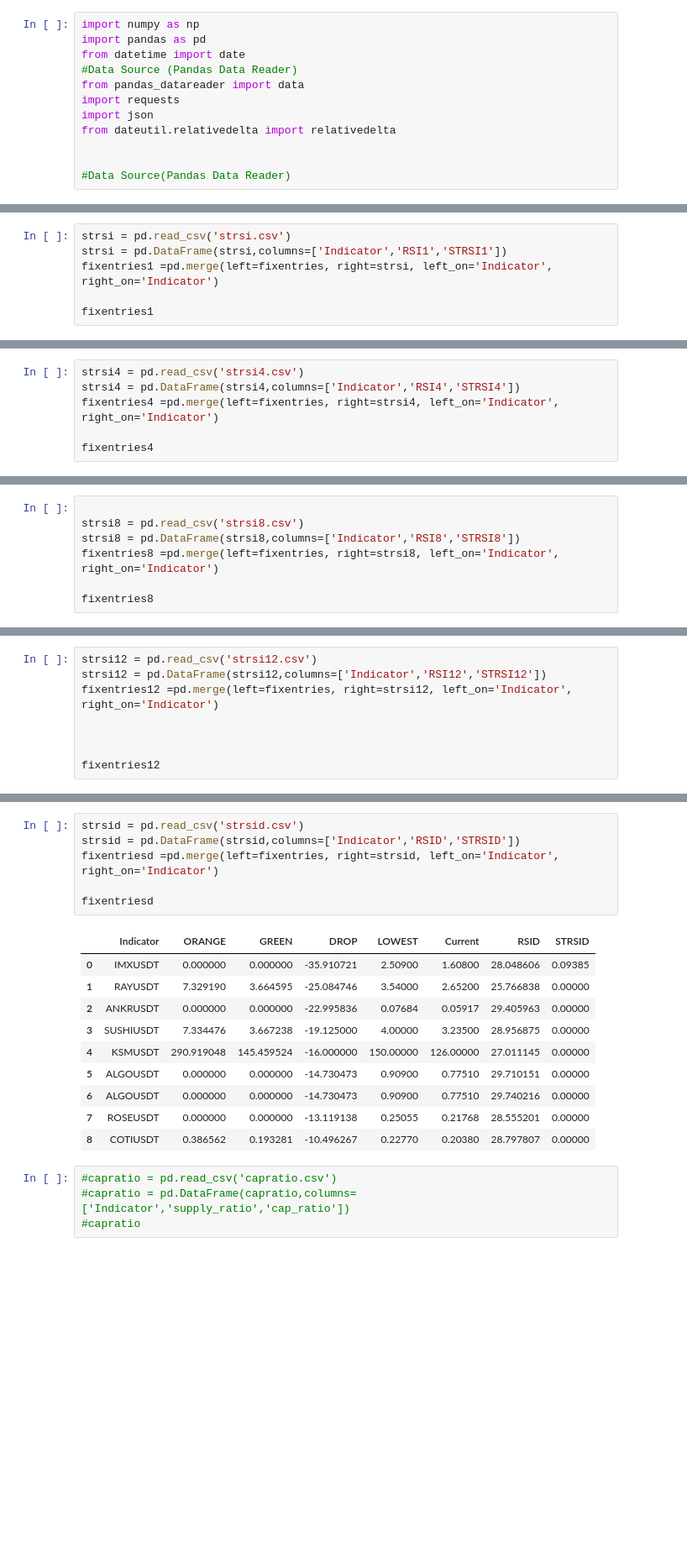
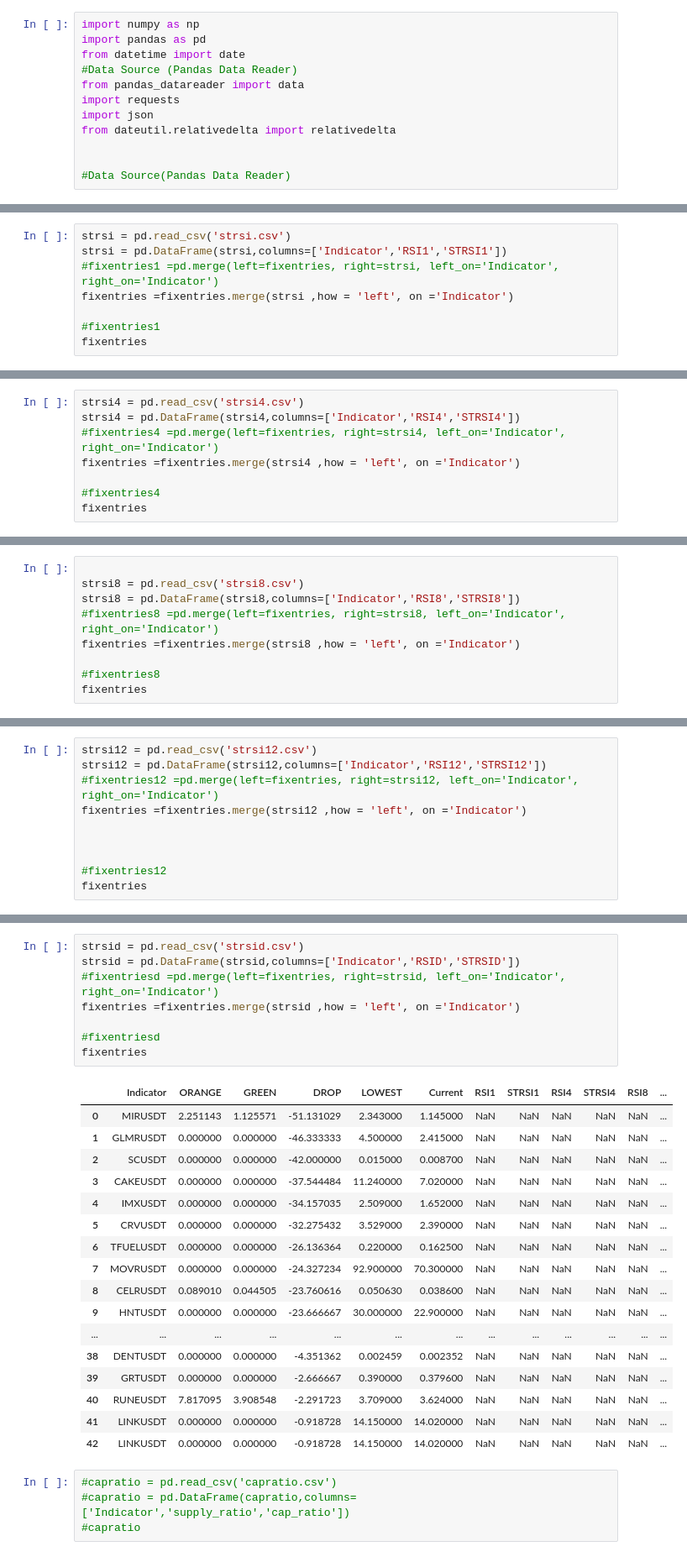
Before and after one commit to hjabbour/ML, a Jupyter notebook: FIXEASYCAPSTOCHRSI.ipynb, the cells around one changed output, grey strips where cells are left out. Shown at 84% size. Saved outputs shown, nothing was run; the diff lists cells and outputs as text; blank space fills up the shorter version.

```diff
--- a/FIXEASYCAPSTOCHRSI.ipynb
+++ b/FIXEASYCAPSTOCHRSI.ipynb
@@ -42,8 +42,10 @@ fixentries
 # %%
 strsi = pd.read_csv('strsi.csv')
 strsi = pd.DataFrame(strsi,columns=['Indicator','RSI1','STRSI1'])
-fixentries1 =pd.merge(left=fixentries, right=strsi, left_on='Indicator', right_on='Indicator')
+#fixentries1 =pd.merge(left=fixentries, right=strsi, left_on='Indicator', right_on='Indicator')
+fixentries =fixentries.merge(strsi ,how = 'left', on ='Indicator')
 
-fixentries1
+#fixentries1
+fixentries
 # %% [output]
 |  | Indicator | ORANGE | GREEN | DROP | LOWEST | Current | RSI1 | STRSI1 |
@@ -50,7 +68,9 @@ fixentries1
 # %%
 strsi4 = pd.read_csv('strsi4.csv')
 strsi4 = pd.DataFrame(strsi4,columns=['Indicator','RSI4','STRSI4'])
-fixentries4 =pd.merge(left=fixentries, right=strsi4, left_on='Indicator', right_on='Indicator')
+#fixentries4 =pd.merge(left=fixentries, right=strsi4, left_on='Indicator', right_on='Indicator')
+fixentries =fixentries.merge(strsi4 ,how = 'left', on ='Indicator')
 
-fixentries4
+#fixentries4
+fixentries
 # %% [output]
@@ -68,7 +95,9 @@ fixentries4
 
 strsi8 = pd.read_csv('strsi8.csv')
 strsi8 = pd.DataFrame(strsi8,columns=['Indicator','RSI8','STRSI8'])
-fixentries8 =pd.merge(left=fixentries, right=strsi8, left_on='Indicator', right_on='Indicator')
+#fixentries8 =pd.merge(left=fixentries, right=strsi8, left_on='Indicator', right_on='Indicator')
+fixentries =fixentries.merge(strsi8 ,how = 'left', on ='Indicator')
 
-fixentries8
+#fixentries8
+fixentries
 # %% [output]
@@ -92,9 +121,11 @@ fixentries8
 # %%
 strsi12 = pd.read_csv('strsi12.csv')
 strsi12 = pd.DataFrame(strsi12,columns=['Indicator','RSI12','STRSI12'])
-fixentries12 =pd.merge(left=fixentries, right=strsi12, left_on='Indicator', right_on='Indicator')
+#fixentries12 =pd.merge(left=fixentries, right=strsi12, left_on='Indicator', right_on='Indicator')
+fixentries =fixentries.merge(strsi12 ,how = 'left', on ='Indicator')
 
 
 
-fixentries12
+#fixentries12
+fixentries
 # %% [output]
@@ -118,20 +149,29 @@ fixentries12
 # %%
 strsid = pd.read_csv('strsid.csv')
 strsid = pd.DataFrame(strsid,columns=['Indicator','RSID','STRSID'])
-fixentriesd =pd.merge(left=fixentries, right=strsid, left_on='Indicator', right_on='Indicator')
+#fixentriesd =pd.merge(left=fixentries, right=strsid, left_on='Indicator', right_on='Indicator')
+fixentries =fixentries.merge(strsid ,how = 'left', on ='Indicator')
 
-fixentriesd
+#fixentriesd
+fixentries
 # %% [output]
-|  | Indicator | ORANGE | GREEN | DROP | LOWEST | Current | RSID | STRSID |
-| 0 | IMXUSDT | 0.000000 | 0.000000 | -35.910721 | 2.50900 | 1.60800 | 28.048606 | 0.09385 |
-| 1 | RAYUSDT | 7.329190 | 3.664595 | -25.084746 | 3.54000 | 2.65200 | 25.766838 | 0.00000 |
-| 2 | ANKRUSDT | 0.000000 | 0.000000 | -22.995836 | 0.07684 | 0.05917 | 29.405963 | 0.00000 |
-| 3 | SUSHIUSDT | 7.334476 | 3.667238 | -19.125000 | 4.00000 | 3.23500 | 28.956875 | 0.00000 |
-| 4 | KSMUSDT | 290.919048 | 145.459524 | -16.000000 | 150.00000 | 126.00000 | 27.011145 | 0.00000 |
-| 5 | ALGOUSDT | 0.000000 | 0.000000 | -14.730473 | 0.90900 | 0.77510 | 29.710151 | 0.00000 |
-| 6 | ALGOUSDT | 0.000000 | 0.000000 | -14.730473 | 0.90900 | 0.77510 | 29.740216 | 0.00000 |
-| 7 | ROSEUSDT | 0.000000 | 0.000000 | -13.119138 | 0.25055 | 0.21768 | 28.555201 | 0.00000 |
-| 8 | COTIUSDT | 0.386562 | 0.193281 | -10.496267 | 0.22770 | 0.20380 | 28.797807 | 0.00000 |
+|  | Indicator | ORANGE | GREEN | DROP | LOWEST | Current | RSI1 | STRSI1 | RSI4 | STRSI4 | RSI8 | ... |
+| 0 | MIRUSDT | 2.251143 | 1.125571 | -51.131029 | 2.343000 | 1.145000 | NaN | NaN | NaN | NaN | NaN | ... |
+| 1 | GLMRUSDT | 0.000000 | 0.000000 | -46.333333 | 4.500000 | 2.415000 | NaN | NaN | NaN | NaN | NaN | ... |
+| 2 | SCUSDT | 0.000000 | 0.000000 | -42.000000 | 0.015000 | 0.008700 | NaN | NaN | NaN | NaN | NaN | ... |
+| 3 | CAKEUSDT | 0.000000 | 0.000000 | -37.544484 | 11.240000 | 7.020000 | NaN | NaN | NaN | NaN | NaN | ... |
+| 4 | IMXUSDT | 0.000000 | 0.000000 | -34.157035 | 2.509000 | 1.652000 | NaN | NaN | NaN | NaN | NaN | ... |
+| 5 | CRVUSDT | 0.000000 | 0.000000 | -32.275432 | 3.529000 | 2.390000 | NaN | NaN | NaN | NaN | NaN | ... |
+| 6 | TFUELUSDT | 0.000000 | 0.000000 | -26.136364 | 0.220000 | 0.162500 | NaN | NaN | NaN | NaN | NaN | ... |
+| 7 | MOVRUSDT | 0.000000 | 0.000000 | -24.327234 | 92.900000 | 70.300000 | NaN | NaN | NaN | NaN | NaN | ... |
+| 8 | CELRUSDT | 0.089010 | 0.044505 | -23.760616 | 0.050630 | 0.038600 | NaN | NaN | NaN | NaN | NaN | ... |
+| 9 | HNTUSDT | 0.000000 | 0.000000 | -23.666667 | 30.000000 | 22.900000 | NaN | NaN | NaN | NaN | NaN | ... |
+| ... | ... | ... | ... | ... | ... | ... | ... | ... | ... | ... | ... | ... |
+| 38 | DENTUSDT | 0.000000 | 0.000000 | -4.351362 | 0.002459 | 0.002352 | NaN | NaN | NaN | NaN | NaN | ... |
+| 39 | GRTUSDT | 0.000000 | 0.000000 | -2.666667 | 0.390000 | 0.379600 | NaN | NaN | NaN | NaN | NaN | ... |
+| 40 | RUNEUSDT | 7.817095 | 3.908548 | -2.291723 | 3.709000 | 3.624000 | NaN | NaN | NaN | NaN | NaN | ... |
+| 41 | LINKUSDT | 0.000000 | 0.000000 | -0.918728 | 14.150000 | 14.020000 | NaN | NaN | NaN | NaN | NaN | ... |
+| 42 | LINKUSDT | 0.000000 | 0.000000 | -0.918728 | 14.150000 | 14.020000 | NaN | NaN | NaN | NaN | NaN | ... |
 # %%
 #capratio = pd.read_csv('capratio.csv')
 #capratio = pd.DataFrame(capratio,columns=['Indicator','supply_ratio','cap_ratio'])
```
Also changed, not shown: parts of 6 cells of this notebook, 18 other files.
